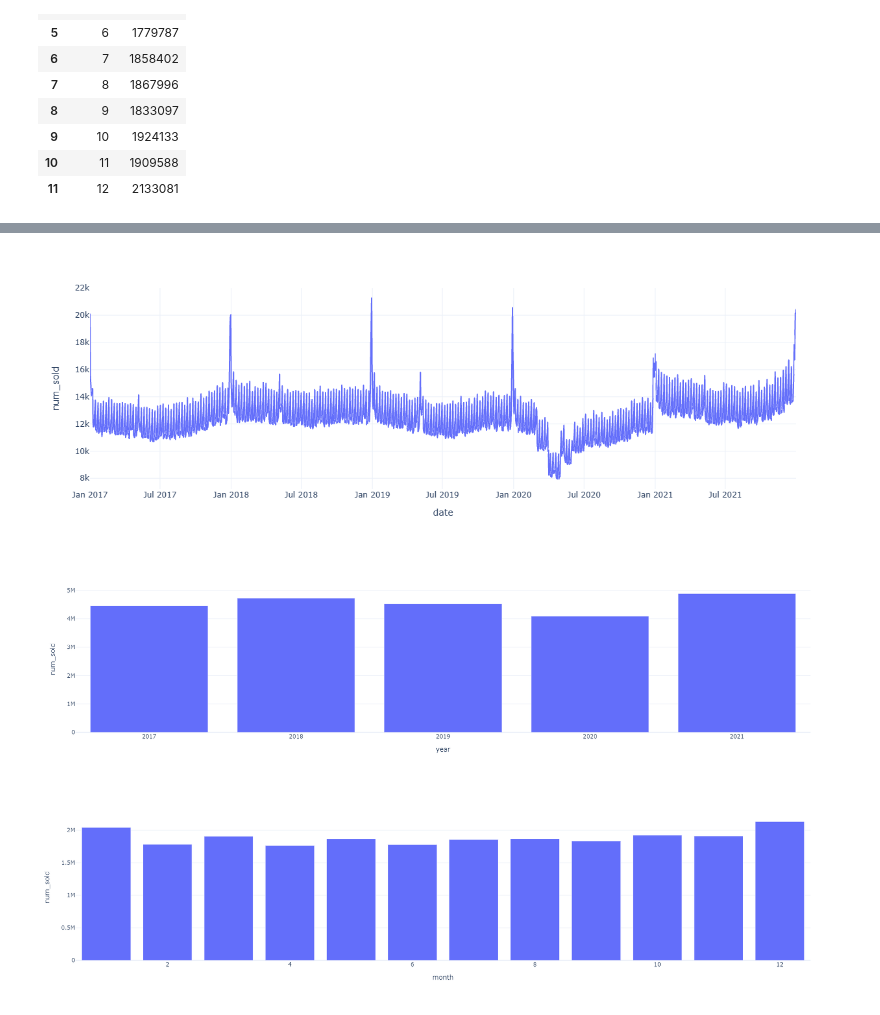
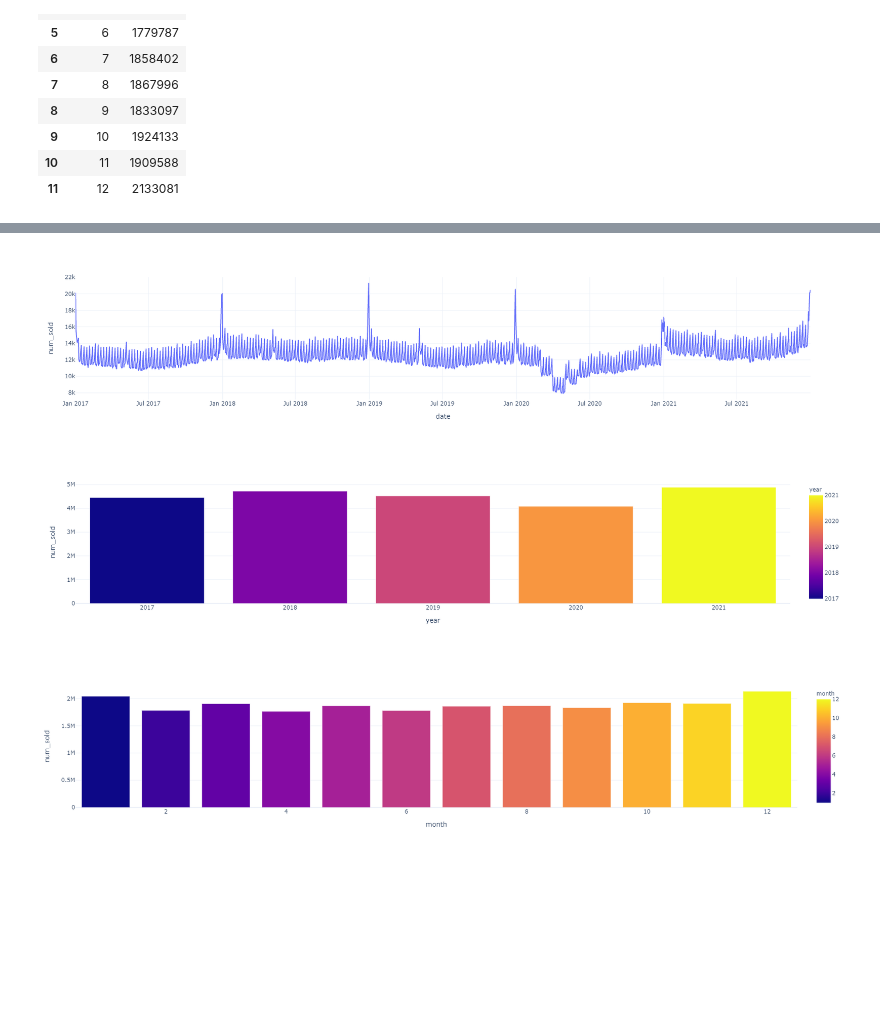
Before and after one commit to averma111/Kaggle_Competition, a Jupyter notebook: pytorch-timeseries-pss3e19.ipynb, the cells around one changed output, grey strips where cells are left out. Drawn from its saved outputs; the diff is of its cells as text; code cells hidden in the pictures; blank space fills up the shorter version.

```diff
--- a/pytorch-timeseries-pss3e19.ipynb
+++ b/pytorch-timeseries-pss3e19.ipynb
@@ -174,17 +174,17 @@ fig.show()
 # %%
-fig = px.line(date_by_sold,x='date',y='num_sold')
+fig = px.line(date_by_sold,x='date',y='num_sold',width=800, height=400)
 fig.show()
 # %% [output]
-[figure, old version]
+[figure, new version]
 # %%
-fig = px.bar(year_by_sold,x='year',y='num_sold')
+fig = px.bar(year_by_sold,x='year',y='num_sold',width=800, height=400,color='year')
 fig.show()
 # %% [output]
-[figure, old version]
+[figure, new version]
 # %%
-fig = px.bar(month_by_sold,x='month',y='num_sold')
+fig = px.bar(month_by_sold,x='month',y='num_sold',width=800, height=400,color='month')
 fig.show()
 # %% [output]
-[figure, old version]
+[figure, new version]
 # %%
 class Config:
```
Also changed, not shown: parts of 6 cells of this notebook.
